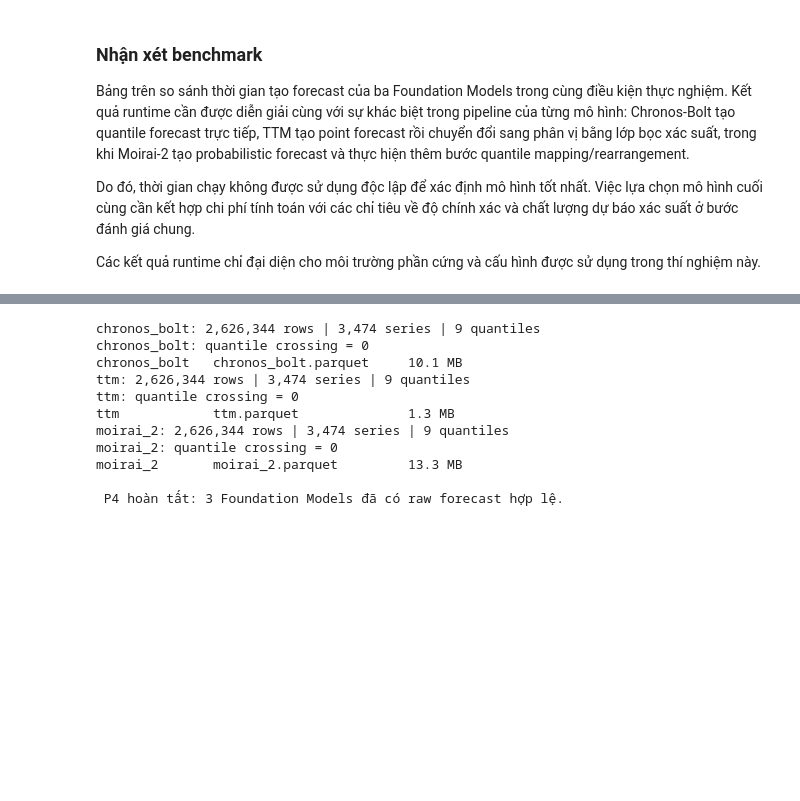
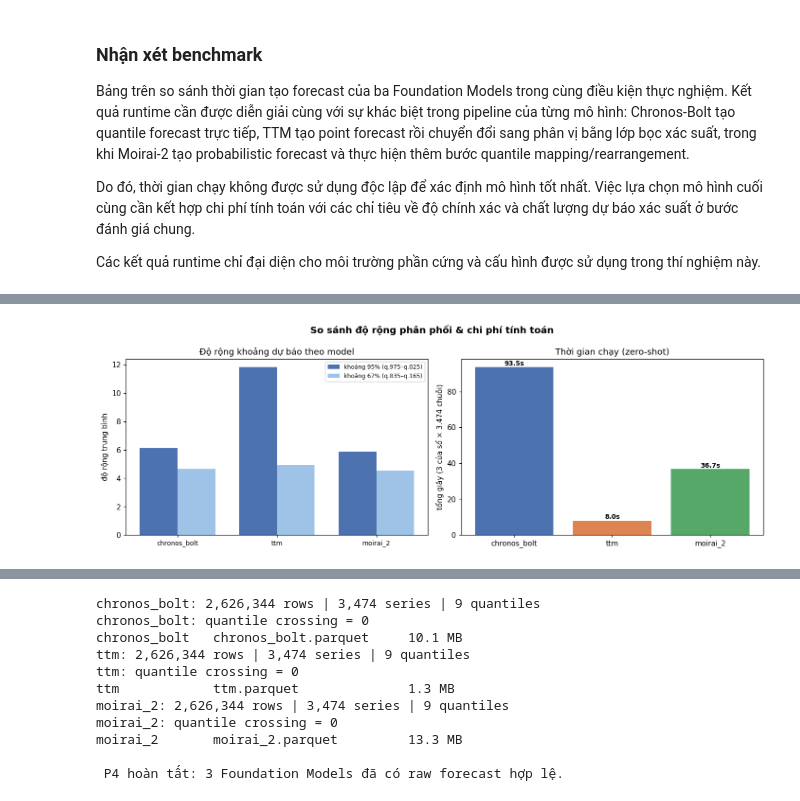
Before and after one commit to DuyKhanh162/m5-intermittent-forecasting, a Jupyter notebook: notebooks/P4.ipynb, the cells around one changed output, grey strips where cells are left out. Cells and saved outputs as stored; diff of their text form; code cells hidden in the pictures; blank space fills up the shorter version.

```diff
--- a/notebooks/P4.ipynb
+++ b/notebooks/P4.ipynb
@@ -864,0 +895,37 @@ Các kết quả runtime chỉ đại diện cho môi trường phần cứng v
+# %%
+# Biểu đồ 2 — Độ rộng khoảng dự báo trung bình & thời gian chạy theo model
+import matplotlib.pyplot as plt
+models = ["chronos_bolt", "ttm", "moirai_2"]
+colors = {"chronos_bolt": "#4C72B0", "ttm": "#DD8452", "moirai_2": "#55A868"}
+
+# (a) độ rộng khoảng 95% (q0.975 - q0.025) và 67% (q0.835 - q0.165) trung bình
+widths = []
+for m in models:
+    d = pd.read_parquet(f"data/outputs/forecasts/{m}.parquet")
+    p = d.pivot_table(index=["series_id", "d_int"], columns="quantile_level", values="value")
+    widths.append({"model": m,
+                   "w95": float((p[0.975] - p[0.025]).mean()),
+                   "w67": float((p[0.835] - p[0.165]).mean())})
+wdf = pd.DataFrame(widths)
+
+# (b) thời gian chạy đo tại lần chạy P4 (xem mục 07)
+rt = pd.DataFrame({"model": ["chronos_bolt", "ttm", "moirai_2"],
+                   "total_seconds": [93.546, 7.999, 36.660]})
+
+fig, ax = plt.subplots(1, 2, figsize=(13, 4.5))
+x = np.arange(len(models)); w = 0.38
+ax[0].bar(x - w/2, wdf["w95"], w, label="khoảng 95% (q.975–q.025)", color="#4C72B0")
+ax[0].bar(x + w/2, wdf["w67"], w, label="khoảng 67% (q.835–q.165)", color="#9EC3E6")
+ax[0].set_xticks(x); ax[0].set_xticklabels(wdf["model"], fontsize=9)
+ax[0].set_ylabel("độ rộng trung bình"); ax[0].set_title("Độ rộng khoảng dự báo theo model")
+ax[0].legend(fontsize=8)
+
+bars = ax[1].bar(rt["model"], rt["total_seconds"], color=[colors[m] for m in rt["model"]])
+for b, v in zip(bars, rt["total_seconds"]):
+    ax[1].text(b.get_x() + b.get_width()/2, v + 1, f"{v:.1f}s", ha="center", fontsize=9, fontweight="bold")
+ax[1].set_ylabel("tổng giây (3 cửa sổ × 3.474 chuỗi)")
+ax[1].set_title("Thời gian chạy (zero-shot)")
+fig.suptitle("So sánh độ rộng phân phối & chi phí tính toán", fontsize=13, fontweight="bold")
+fig.tight_layout(); plt.show()
+# %% [output]
+[figure, added]
```
Also changed, not shown: parts of 5 cells of this notebook.
